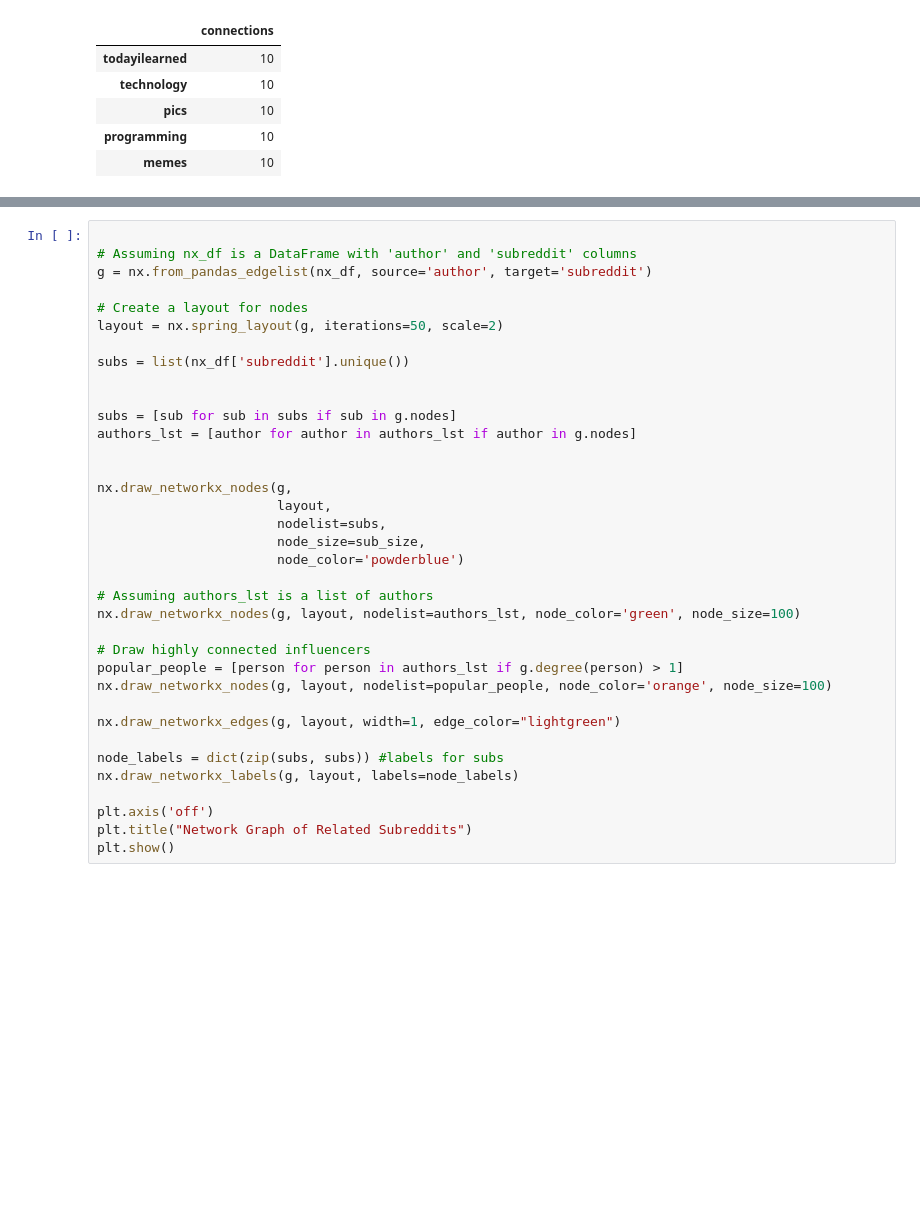
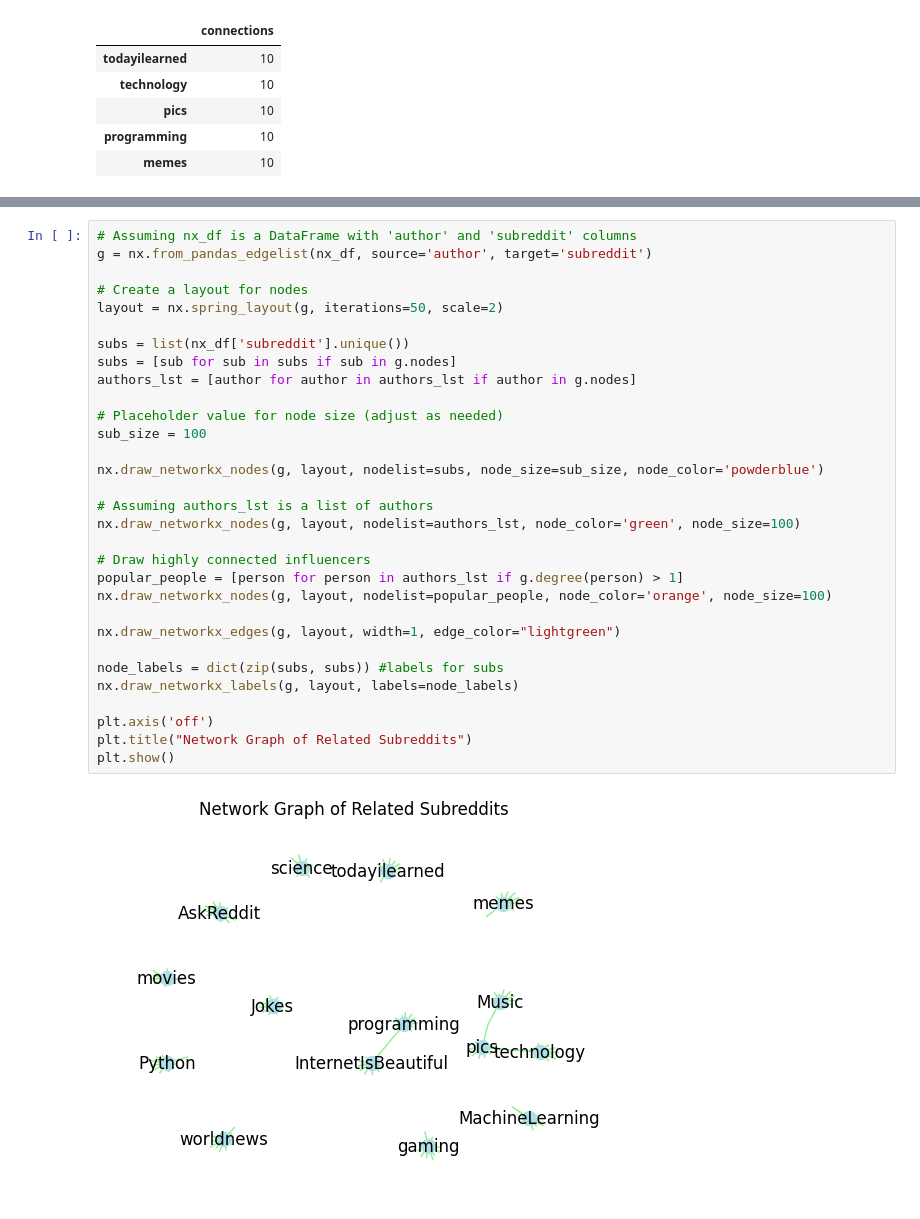
Before and after one commit to basava-123/praw, a Jupyter notebook: praw.ipynb, the cells around one changed output, grey strips where cells are left out. Drawn from its saved outputs; the diff is of its cells as text; blank space fills up the shorter version.

```diff
--- a/praw.ipynb
+++ b/praw.ipynb
@@ -217,36 +219,33 @@ plt.show()
 # %%
-
 # Assuming nx_df is a DataFrame with 'author' and 'subreddit' columns
 g = nx.from_pandas_edgelist(nx_df, source='author', target='subreddit')
 
 # Create a layout for nodes
 layout = nx.spring_layout(g, iterations=50, scale=2)
 
 subs = list(nx_df['subreddit'].unique())
-
-
 subs = [sub for sub in subs if sub in g.nodes]
 authors_lst = [author for author in authors_lst if author in g.nodes]
 
+# Placeholder value for node size (adjust as needed)
+sub_size = 100
 
-nx.draw_networkx_nodes(g,
-                       layout,
-                       nodelist=subs,
-                       node_size=sub_size,
-                       node_color='powderblue')
+nx.draw_networkx_nodes(g, layout, nodelist=subs, node_size=sub_size, node_color='powderblue')
 
 # Assuming authors_lst is a list of authors
 nx.draw_networkx_nodes(g, layout, nodelist=authors_lst, node_color='green', node_size=100)
 
 # Draw highly connected influencers
 popular_people = [person for person in authors_lst if g.degree(person) > 1]
 nx.draw_networkx_nodes(g, layout, nodelist=popular_people, node_color='orange', node_size=100)
 
 nx.draw_networkx_edges(g, layout, width=1, edge_color="lightgreen")
 
 node_labels = dict(zip(subs, subs)) #labels for subs
 nx.draw_networkx_labels(g, layout, labels=node_labels)
 
 plt.axis('off')
 plt.title("Network Graph of Related Subreddits")
 plt.show()
+# %% [output]
+[figure, added]
```
Also changed, not shown: parts of 3 cells of this notebook.
